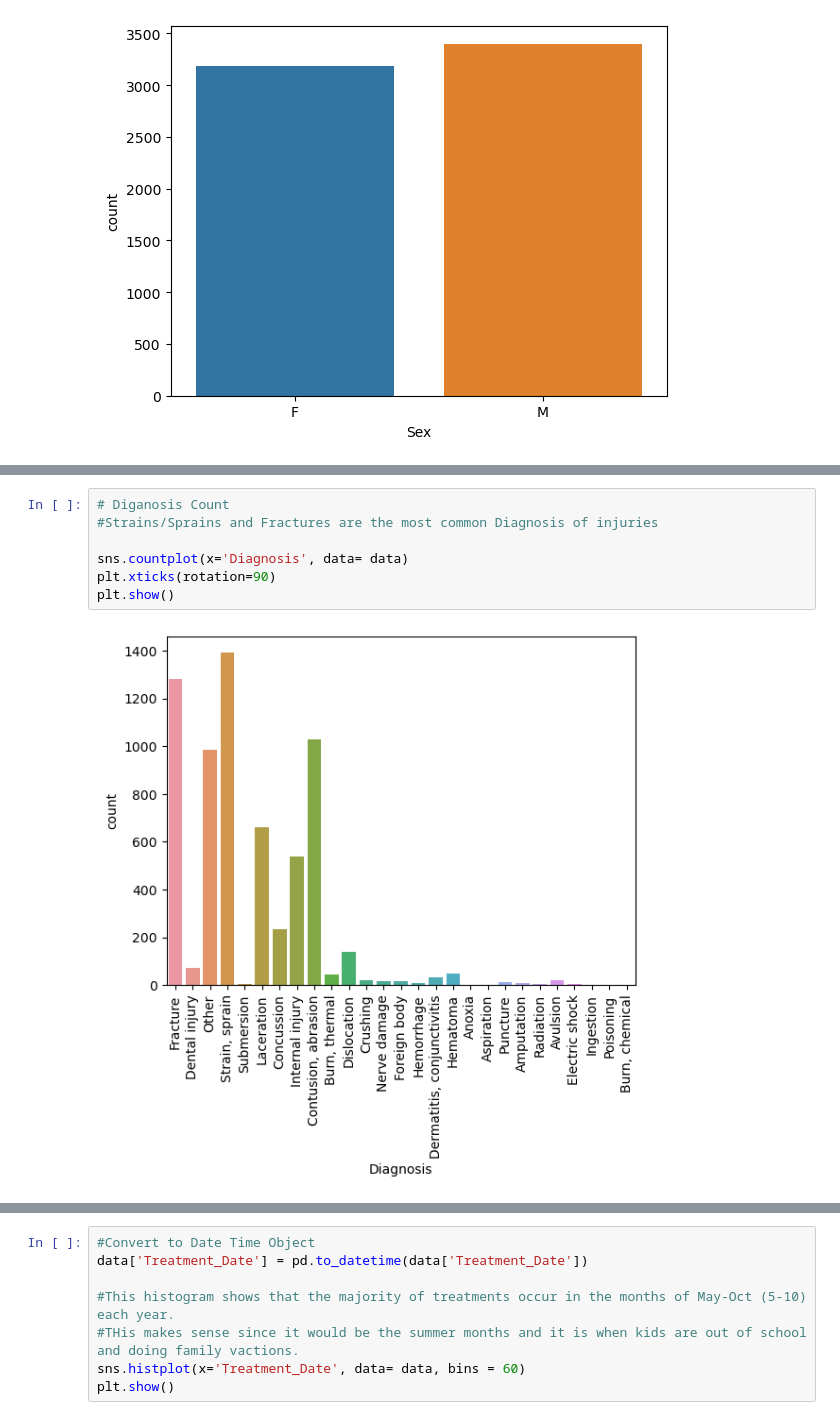
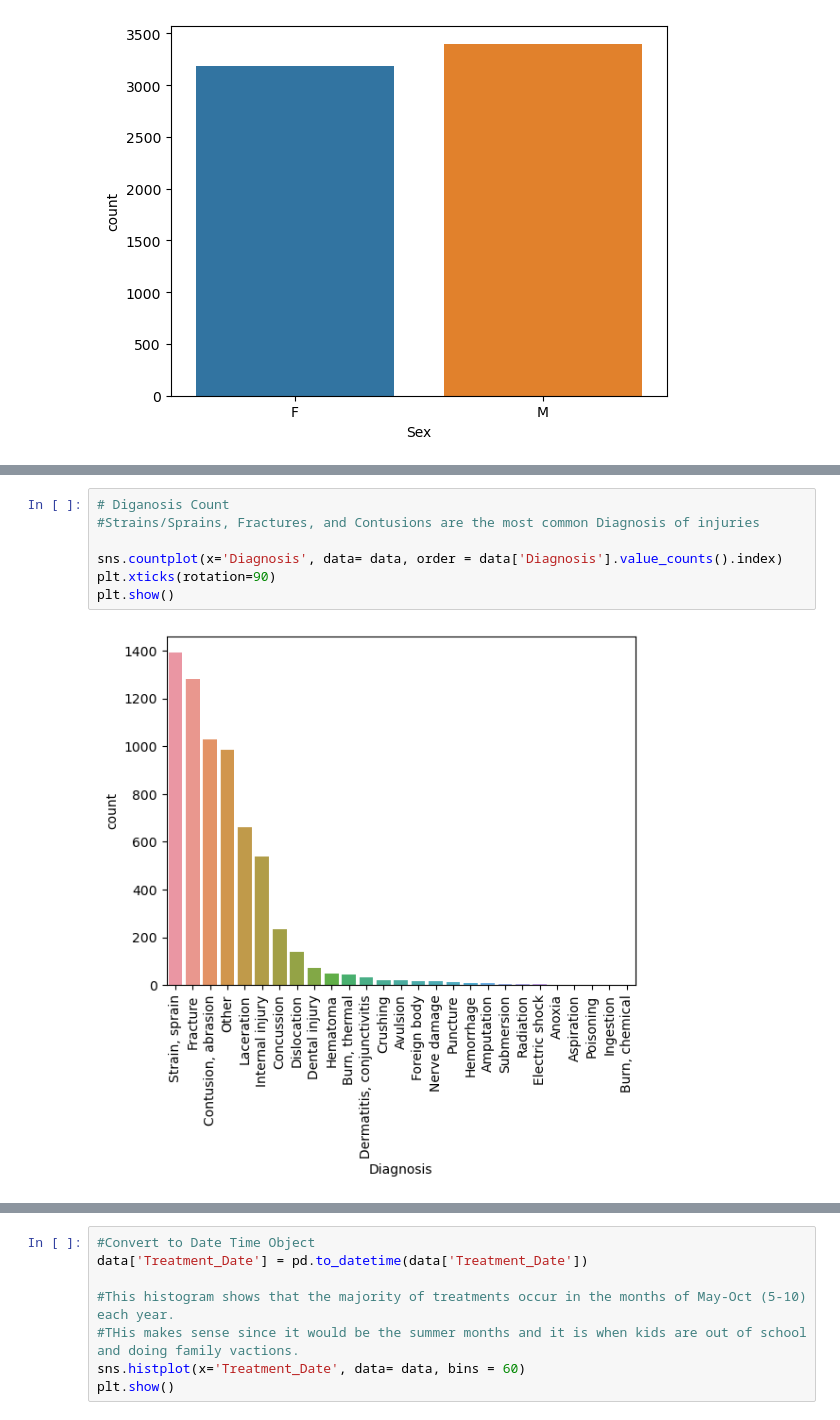
Before and after one commit to mcoulombe021/Springboard, a Jupyter notebook: Capstone 2/Capstone 2 - EDA.ipynb, the cells around one changed output, grey strips where cells are left out. Saved outputs shown, nothing was run; the diff lists cells and outputs as text.

```diff
--- a/Capstone 2/Capstone 2 - EDA.ipynb
+++ b/Capstone 2/Capstone 2 - EDA.ipynb
@@ -93,13 +101,13 @@ plt.show()
 [figure]
 # %%
 # Diganosis Count
-#Strains/Sprains and Fractures are the most common Diagnosis of injuries
+#Strains/Sprains, Fractures, and Contusions are the most common Diagnosis of injuries
 
-sns.countplot(x='Diagnosis', data= data)
+sns.countplot(x='Diagnosis', data= data, order = data['Diagnosis'].value_counts().index)
 plt.xticks(rotation=90)
 plt.show()
 # %% [output]
-[figure, old version]
+[figure, new version]
 # %%
 #Product Code Count
 #product codes: 1293 (amusement devices), 3295 (water slides, public), and 3259 (go-karts).
```
Also changed, not shown: parts of 17 cells of this notebook.
